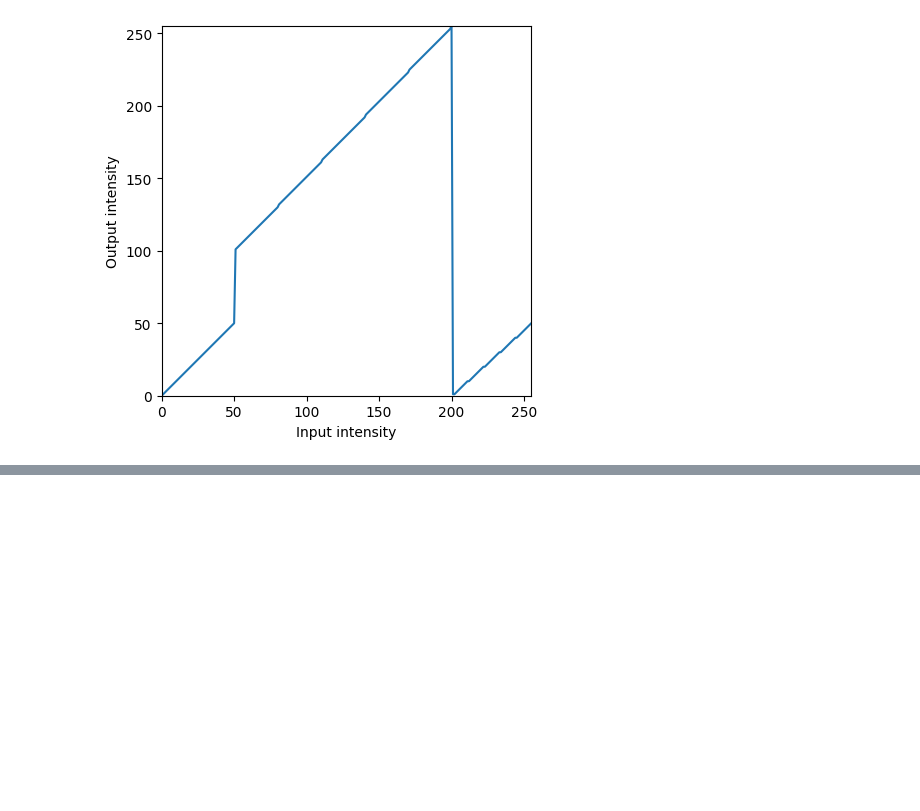
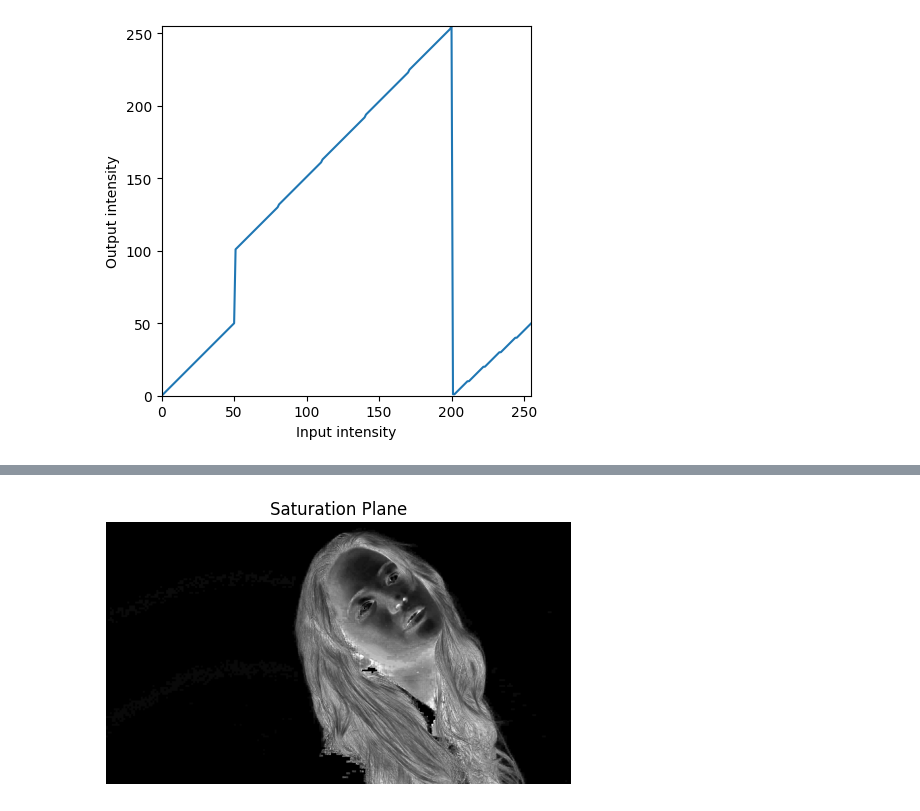
Before and after one commit to CharithDombawala/Image_Processing, a Jupyter notebook: Ass1.ipynb, the cells around one changed output, grey strips where cells are left out. Saved outputs shown, nothing was run; the diff lists cells and outputs as text; code cells hidden in the pictures; blank space fills up the shorter version.

```diff
--- a/Ass1.ipynb
+++ b/Ass1.ipynb
@@ -149,0 +343,82 @@ cv.destroyAllWindows()
+# %%
+import cv2
+import numpy as np
+import matplotlib.pyplot as plt
+
+# Load the image (replace 'image_path' with the actual path to your image)
+image_path = 'jeniffer.jpg'
+image = cv2.imread(image_path)
+hsv_image = cv2.cvtColor(image, cv2.COLOR_BGR2HSV)
+
+# Split the HSV image into its planes
+saturation_plane = hsv_image[:,:,1]
+
+# Display the saturation plane
+plt.figure(figsize=(6, 6))
+plt.imshow(saturation_plane, cmap='gray')
+plt.title('Saturation Plane')
+plt.axis('off')
+plt.show()
+
+# Calculate and plot the histogram of the saturation plane
+hist, bins = np.histogram(saturation_plane.ravel(), 256, [0, 256])
+plt.plot(hist, color='b')
+plt.xlim([0, 256])
+plt.xlabel('Pixel Intensity')
+plt.ylabel('Frequency')
+plt.title('Histogram of Saturation Plane')
+plt.show()
+
+# Based on visual inspection and histogram analysis, choose a threshold value
+threshold_value = 120  # You should adjust this value based on your observations
+
+# Threshold the saturation plane to create a binary mask
+_, thresholded_mask = cv2.threshold(saturation_plane, threshold_value, 255, cv2.THRESH_BINARY)
+
+# Convert the thresholded mask to a binary mask (0 and 255)
+binary_mask = np.where(thresholded_mask > 0, 255, 0).astype(np.uint8)
+
+# Extract the foreground using cv.bitwise_and
+foreground = cv2.bitwise_and(image, image, mask=binary_mask)
+
+# Compute histogram of the foreground
+foreground_histogram = cv2.calcHist([foreground], [0], None, [256], [0, 256])
+
+# Compute cumulative sum of the histogram
+cumulative_histogram = np.cumsum(foreground_histogram)
+
+# Normalize the cumulative histogram
+cumulative_histogram_normalized = cumulative_histogram / cumulative_histogram[-1]
+
+# Apply histogram equalization to the foreground
+equalized_foreground = np.interp(foreground[:,:,0], np.arange(256), cumulative_histogram_normalized).astype(np.uint8)
+
+# Extract background using the inverse of the binary mask
+background_mask = cv2.bitwise_not(binary_mask)
+background = cv2.bitwise_and(image, image, mask=background_mask)
+
+# Combine the equalized foreground and background
+result_image = cv2.add(background, cv2.cvtColor(equalized_foreground, cv2.COLOR_GRAY2BGR))
+
+# Display the original image, equalized foreground, and result
+plt.figure(figsize=(12, 8))
+
+plt.subplot(131)
+plt.imshow(cv2.cvtColor(image, cv2.COLOR_BGR2RGB))
+plt.title('Original Image')
+plt.axis('off')
+
+plt.subplot(132)
+plt.imshow(cv2.cvtColor(equalized_foreground, cv2.COLOR_BGR2RGB))
+plt.title('Equalized Foreground')
+plt.axis('off')
+
+plt.subplot(133)
+plt.imshow(cv2.cvtColor(result_image, cv2.COLOR_BGR2RGB))
+plt.title('Result with Equalized Foreground')
+plt.axis('off')
+
+plt.tight_layout()
+plt.show()
+# %% [output]
+[figure, added]
```
Also changed, not shown: parts of 23 cells of this notebook, 1 other file.
